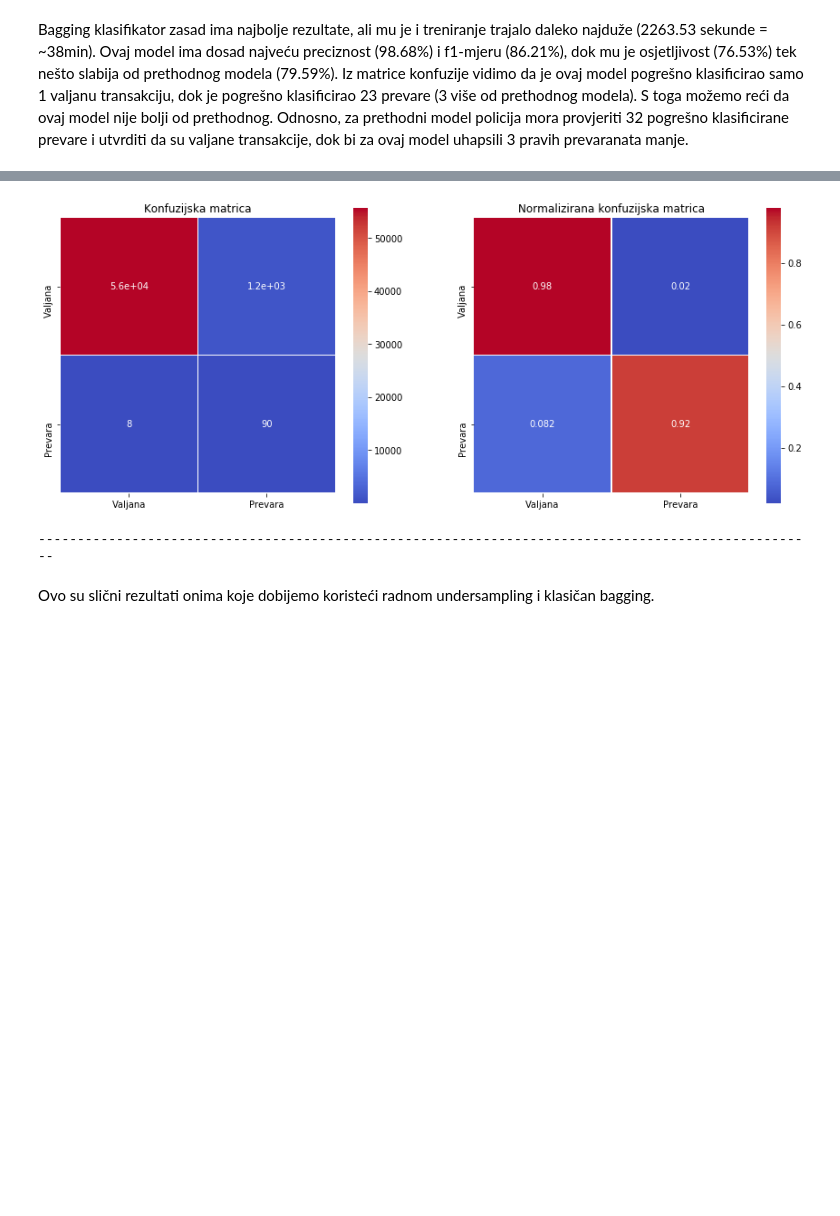
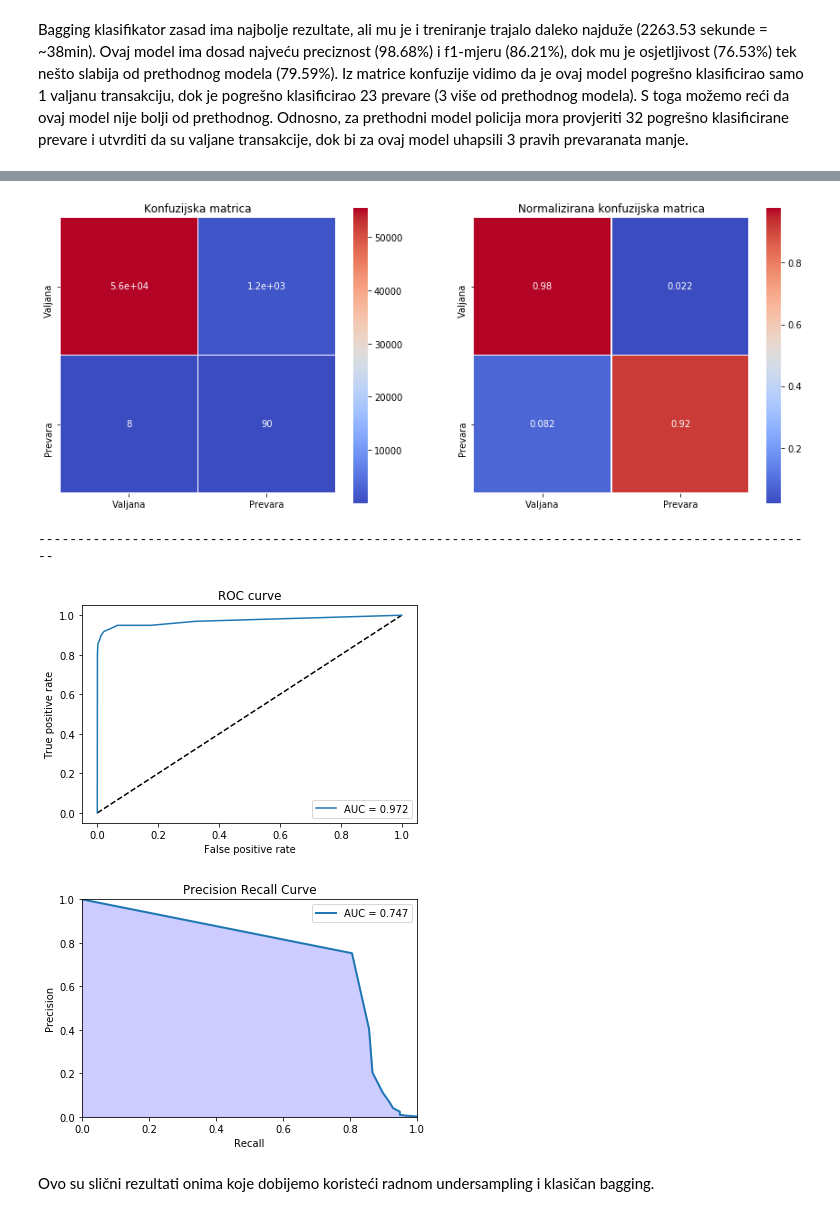
Before and after one commit to occamsrazor81/creditCard, a Jupyter notebook: full_data_ccfd.ipynb, the cells around one changed output, grey strips where cells are left out. Drawn from its saved outputs; the diff is of its cells as text; code cells hidden in the pictures; blank space fills up the shorter version.

```diff
--- a/full_data_ccfd.ipynb
+++ b/full_data_ccfd.ipynb
@@ -241,6 +247,7 @@ Duljina treninga za balansirani bagging na stablima odluke: 65.68 seconds.
 # %%
 pred_bal_bag = bal_bag.predict(X_data_test)
-print_everything(y_data_test, pred_bal_bag, y_data_test_non_fraud_num, y_data_test_fraud_num, None, False)
+score_bal_bag = bal_bag.predict_proba(X_data_test)[:, 1]
+print_everything(y_data_test, pred_bal_bag, y_data_test_non_fraud_num, y_data_test_fraud_num, score_bal_bag, True)
 # %% [output]
 ----------------------------------------------------------------------------------------------------
 Predikcija za cijeli dataset:
@@ -259,9 +266,11 @@ Predikcija za cijeli dataset:
 weighted avg       1.00      0.98      0.99     56962
 
 
 ----------------------------------------------------------------------------------------------------
 [figure]
 ----------------------------------------------------------------------------------------------------
+[figure, added]
+[figure, added]
 # %% [markdown]
 Ovo su slični rezultati onima koje dobijemo koristeći radnom undersampling i klasičan bagging.
 # %%
```
Also changed, not shown: parts of 8 cells of this notebook, 1 other file.
